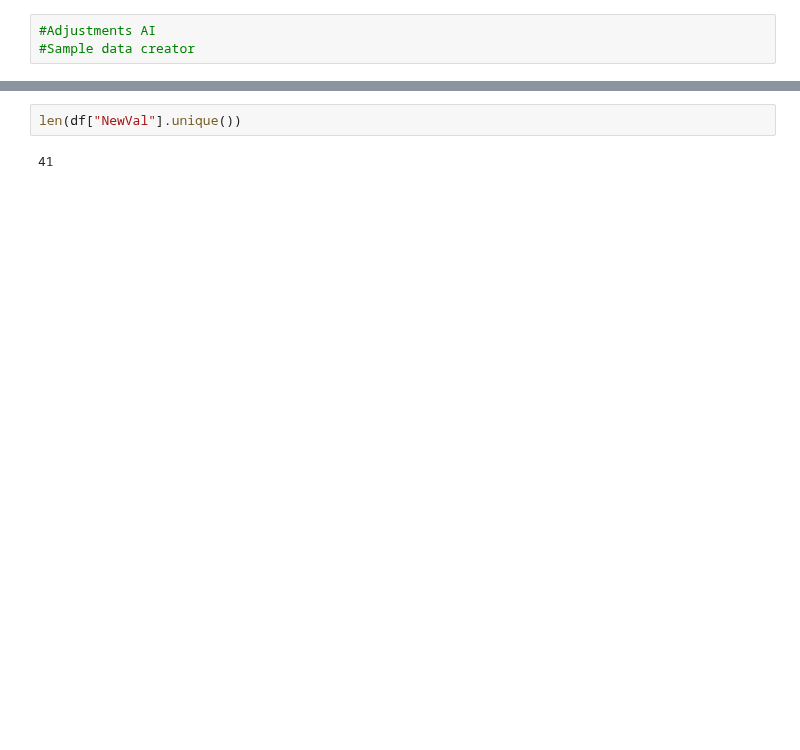
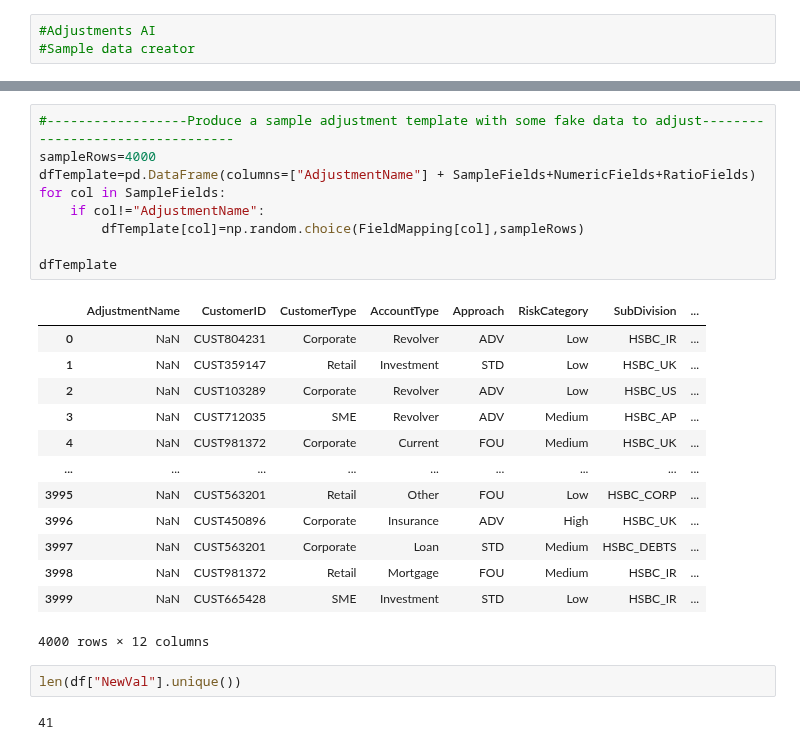
Before and after one commit to AbbyKatt/mycode, a Jupyter notebook: AI_Adjustments_Proto/Sample Data Creator.ipynb, the cells around one changed output, grey strips where cells are left out. Drawn from its saved outputs; the diff is of its cells as text; blank space fills up the shorter version.

```diff
--- a/AI_Adjustments_Proto/Sample Data Creator.ipynb
+++ b/AI_Adjustments_Proto/Sample Data Creator.ipynb
@@ -205,3 +219,26 @@ plt.show()
+# %%
+#------------------Produce a sample adjustment template with some fake data to adjust---------------------------------
+sampleRows=4000
+dfTemplate=pd.DataFrame(columns=["AdjustmentName"] + SampleFields+NumericFields+RatioFields)
+for col in SampleFields:
+    if col!="AdjustmentName":
+        dfTemplate[col]=np.random.choice(FieldMapping[col],sampleRows)
+
+dfTemplate
+# %% [output]
+|  | AdjustmentName | CustomerID | CustomerType | AccountType | Approach | RiskCategory | SubDivision | ... |
+| 0 | NaN | CUST804231 | Corporate | Revolver | ADV | Low | HSBC_IR | ... |
+| 1 | NaN | CUST359147 | Retail | Investment | STD | Low | HSBC_UK | ... |
+| 2 | NaN | CUST103289 | Corporate | Revolver | ADV | Low | HSBC_US | ... |
+| 3 | NaN | CUST712035 | SME | Revolver | ADV | Medium | HSBC_AP | ... |
+| 4 | NaN | CUST981372 | Corporate | Current | FOU | Medium | HSBC_UK | ... |
+| ... | ... | ... | ... | ... | ... | ... | ... | ... |
+| 3995 | NaN | CUST563201 | Retail | Other | FOU | Low | HSBC_CORP | ... |
+| 3996 | NaN | CUST450896 | Corporate | Insurance | ADV | High | HSBC_UK | ... |
+| 3997 | NaN | CUST563201 | Corporate | Loan | STD | Medium | HSBC_DEBTS | ... |
+| 3998 | NaN | CUST981372 | Retail | Mortgage | FOU | Medium | HSBC_IR | ... |
+| 3999 | NaN | CUST665428 | SME | Investment | STD | Low | HSBC_IR | ... |
+4000 rows × 12 columns
 # %%
 len(df["NewVal"].unique())
 # %% [output]
```
Also changed, not shown: parts of 4 cells of this notebook, 4 other files.
